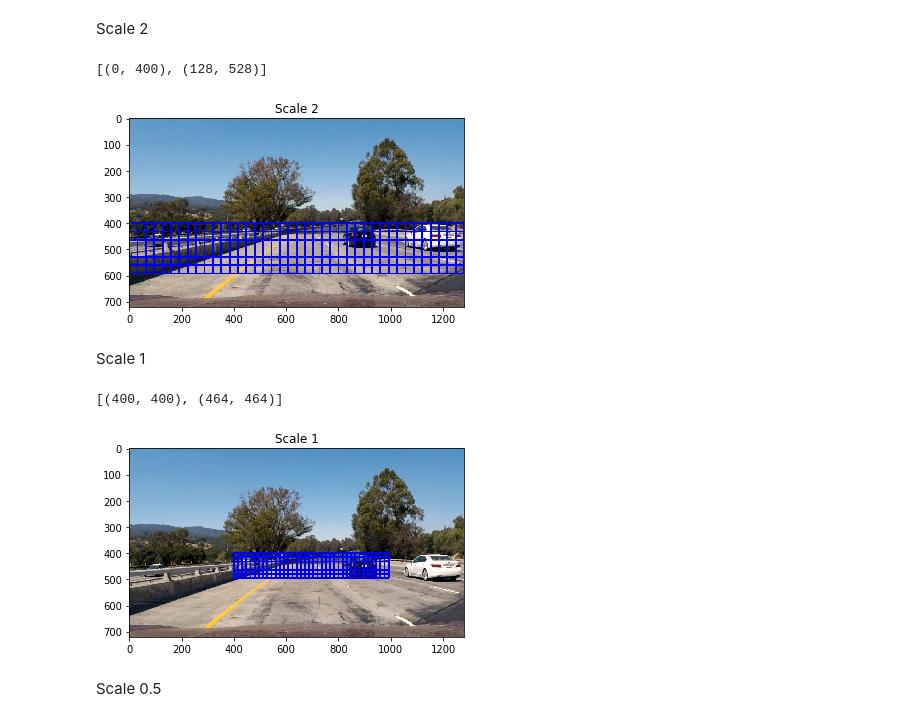
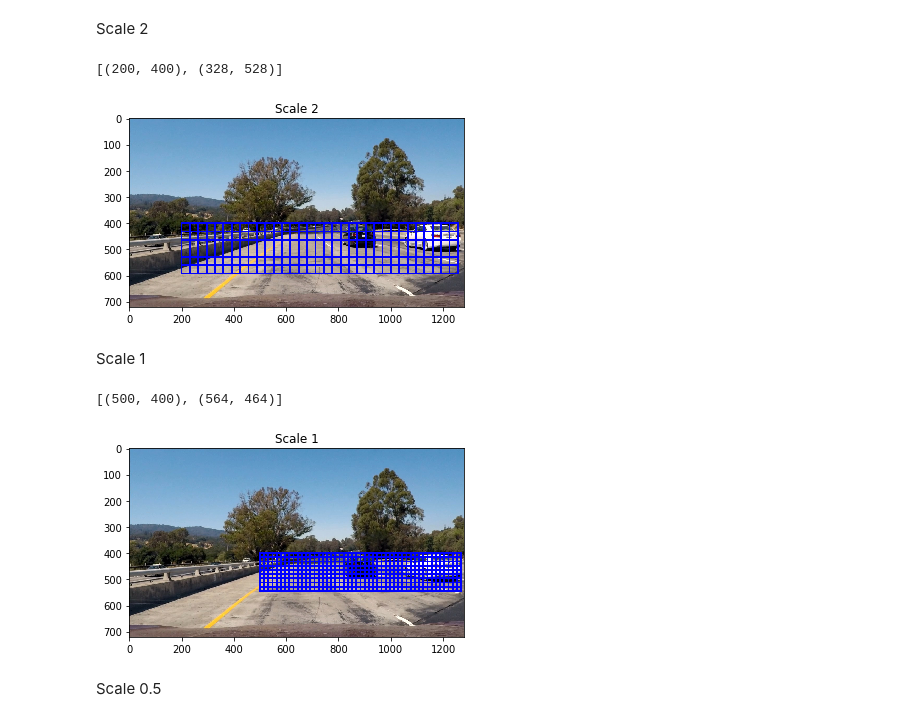
Before and after one commit to gcjyzdd/SDC-P5, a Jupyter notebook: VDT_v1.ipynb, the cells around one changed output. Saved outputs shown, nothing was run; the diff lists cells and outputs as text; code cells hidden in the pictures.

Commit message:
Display more images

```diff
--- a/VDT_v1.ipynb
+++ b/VDT_v1.ipynb
@@ -221,7 +224,7 @@ cell_per_block = 4
 spatial_size = 32
 hist_bins = 32
 
-xstart = 0
+xstart = 200
 ystart = 400
 xstop = img.shape[1]
 ystop = 600
@@ -240,42 +243,42 @@ plt.imshow(out)
 plt.title('Scale 2')
 plt.savefig('./output_images/sb_2.jpg', bbox_inches="tight")
 # %% [output]
-[(0, 400), (128, 528)]
+[(200, 400), (328, 528)]
-[figure, old version]
+[figure, new version]
 # %% [markdown]
 Scale 1
 # %%
 img = mpimg.imread('./test_images/test1.jpg')
 
 box_list = []
 
 orient = 8
 pix_per_cell = 8
 cell_per_block = 4
 spatial_size = 32
 hist_bins = 32
 
-xstart = 400
+xstart = 500
 ystart = 400
-xstop = 1000
-ystop = 500
+xstop = img.shape[1]
+ystop = 550
 scale = 1
 
 box_list2 = find_cars_box(img, 'RGB',
               xstart, ystart, xstop, ystop,
               scale, 0, 0,
               orient, pix_per_cell, cell_per_block,
               spatial_size, hist_bins)
 box_list.extend(box_list2)
 print(box_list[0])
 
 out = draw_boxes(img, box_list)
 plt.imshow(out)
 plt.title('Scale 1')
 plt.savefig('./output_images/sb_1.jpg', bbox_inches="tight")
 # %% [output]
-[(400, 400), (464, 464)]
+[(500, 400), (564, 464)]
-[figure, old version]
+[figure, new version]
 # %% [markdown]
 Scale 0.5
 # %%
```
Also changed, not shown: parts of 10 cells of this notebook.
